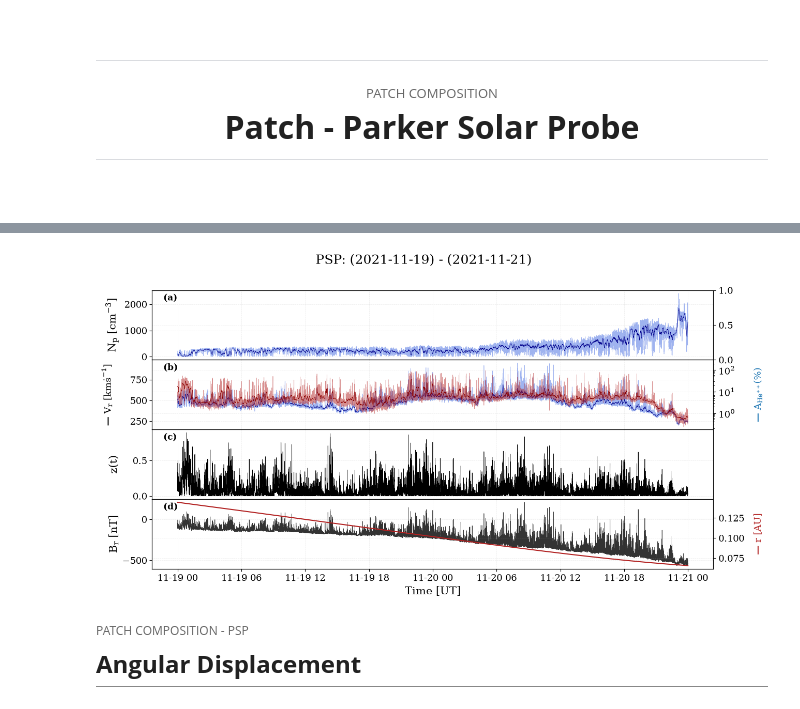
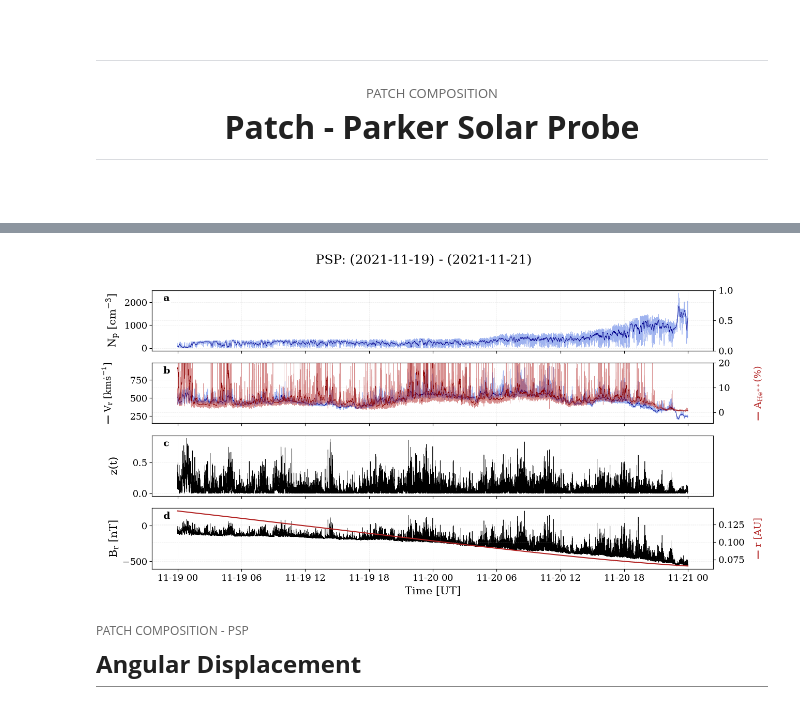
Before and after one commit to TristanVrg/patch-composition, a Jupyter notebook: Analysis/patch-psp.ipynb, the cells around one changed output, grey strips where cells are left out. Drawn from its saved outputs; the diff is of its cells as text; code cells hidden in the pictures.

```diff
--- a/Analysis/patch-psp.ipynb
+++ b/Analysis/patch-psp.ipynb
@@ -32,6 +32,7 @@ from f_patch import average, load_data, normalised_deflection
 # %%
 """ Plot Config """
 rcParams['font.family'] = 'serif'
+rcParams["font.sans-serif"]: "Helvetica"
 rcParams['font.size'] = 13
 rcParams['axes.titlesize'] = 18
 rcParams['axes.labelsize'] = 15
@@ -83,7 +84,7 @@ alpha_percent_avrg = average(alpha_percent_psp, 100)
 fig, (ax1, ax2, ax3, ax4) = plt.subplots(4, 1, sharex=True, figsize=(14,7))
 fig.suptitle(rf"PSP: ({start_PSP.strftime('%Y-%m-%d')}) - ({stop_PSP.strftime('%Y-%m-%d')})")
 
-plt.subplots_adjust(hspace=0)
+# plt.subplots_adjust(hspace=0)
 
 plt.rcParams["mathtext.default"] = "regular"
 
@@ -92,9 +93,6 @@ time_index = data_psp.index
 ax1b = ax1.twinx()
 ax1.plot(time_index, data_psp['Np'], color='royalblue', linewidth='0.5', alpha=0.5)
 ax1.plot(time_index, Np_avrg, color='darkblue', linewidth='0.5')
-# ax1b.plot(Na_PSP.index, Na_PSP.iloc[:,0], label='$N_a$', color='tab:red', linewidth='0.5', alpha=0.8)
-# ax1.legend(loc='upper left')
-# ax1b.legend(loc='upper right')
 ax1.set_ylabel('$N_p$ $[cm^{-3}]$')
 
 # --- Vr / A%
@@ -105,8 +103,8 @@ ax2b = ax2.twinx()
 ax2b.plot(time_index, alpha_percent_psp, label=r'$\alpha _{\%}$', color='firebrick', linewidth=0.5, alpha=0.5)
 ax2b.plot(time_index, alpha_percent_avrg ,color='darkred', linewidth=0.5)
 
-ax2b.set_yscale('log')
-ax2b.set_ylim(None, 3e2)
+#ax2b.set_yscale('log')
+ax2b.set_ylim(None, 20)
 
 ax2.annotate(
     r'— $V_r$ $[km\.s^{-1}]$',
@@ -125,13 +123,13 @@ ax2b.annotate(
     rotation=90,
     va='center',
     ha='center',
-    color='tab:blue')
+    color='firebrick')
 
 ax3.plot(time_index, z_psp, color='black', linewidth='0.5')
 ax3.set_ylabel('$z(t)$')
 
 ax4b = ax4.twinx()
-ax4.plot(time_index, data_psp['Br'], color ='black', linewidth='0.5', alpha=0.8)
+ax4.plot(time_index, data_psp['Br'], color ='black', linewidth='0.5')
 ax4b.plot(time_index, data_psp['r_sun'], color='firebrick', linewidth='1.5')
 ax4.set_ylabel('$B_r$ $[nT]$')
 ax4b.annotate(
@@ -143,39 +141,39 @@ ax4b.annotate(
     ha='center',
     color='firebrick')
 # ax3b.set_ylim(None,0.2)
 
 ax4.set_xlabel('Time [UT]')
 
 fig.align_ylabels((ax1, ax2, ax3, ax4))
 
 # --- Panel labels
 panel_labels = {
-    ax1: "(a)",
-    ax2: "(b)",
-    ax3: "(c)",
-    ax4: "(d)"
+    ax1: "a",
+    ax2: "b",
+    ax3: "c",
+    ax4: "d"
 }
 
 for ax, lab in panel_labels.items():
     ax.text(
         0.02, 0.95, lab,
         transform=ax.transAxes,
         ha="left", va="top",
-        fontsize=12, fontweight="bold",
+        fontsize=14, fontweight="bold",
         bbox=dict(facecolor="white", edgecolor="none", alpha=1.0, pad=2),
         zorder=10,
     )
 
 # Save
 fig.savefig(
     Path("..") / "Results" / "Figures" /
     f"interval_{start_PSP.strftime('%Y-%m-%d')}_"
     f"{stop_PSP.strftime('%Y-%m-%d')}.png",
     dpi=300,
     bbox_inches="tight"
 )
 # %% [output]
-[figure, old version]
+[figure, new version]
 # %% [markdown]
 <div style="
     font-family: 'Times New Roman', serif;
```
Also changed, not shown: parts of 19 cells of this notebook, 2 other files.
